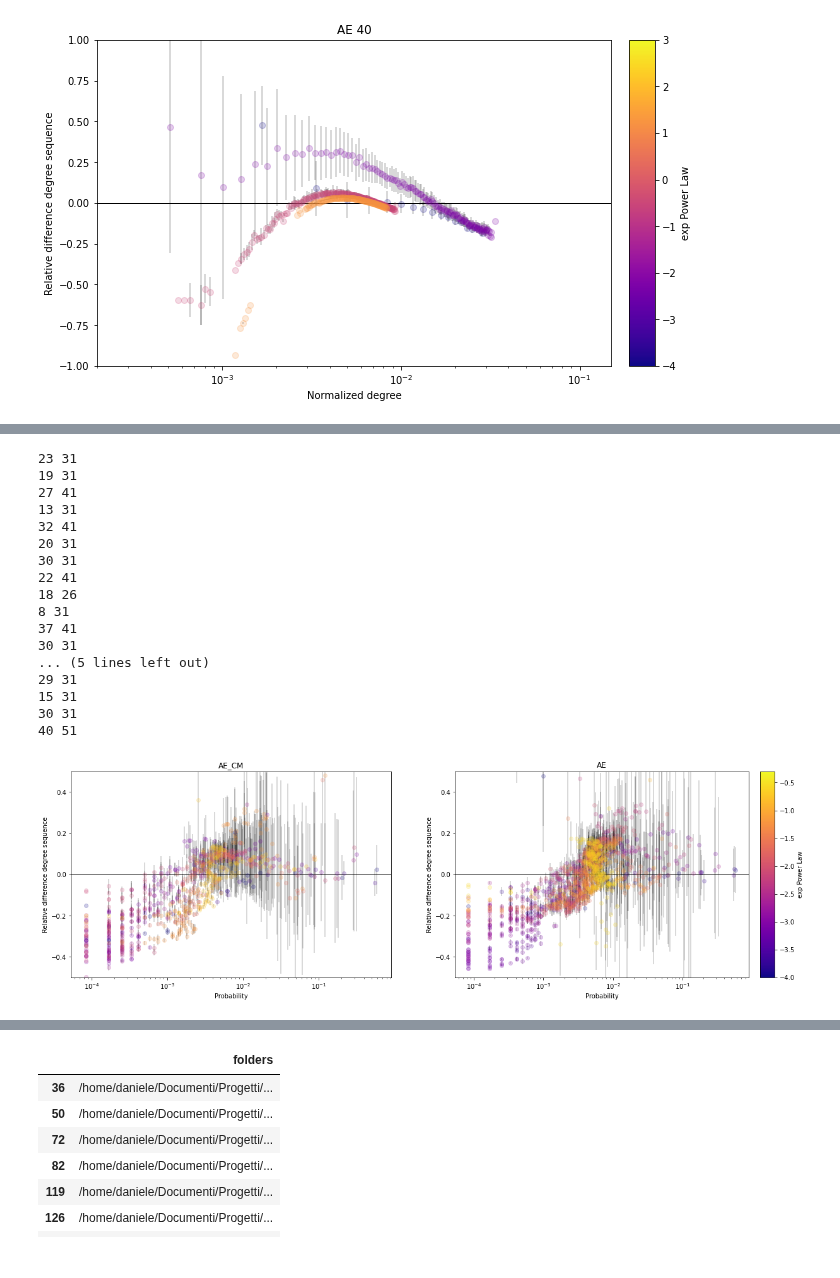
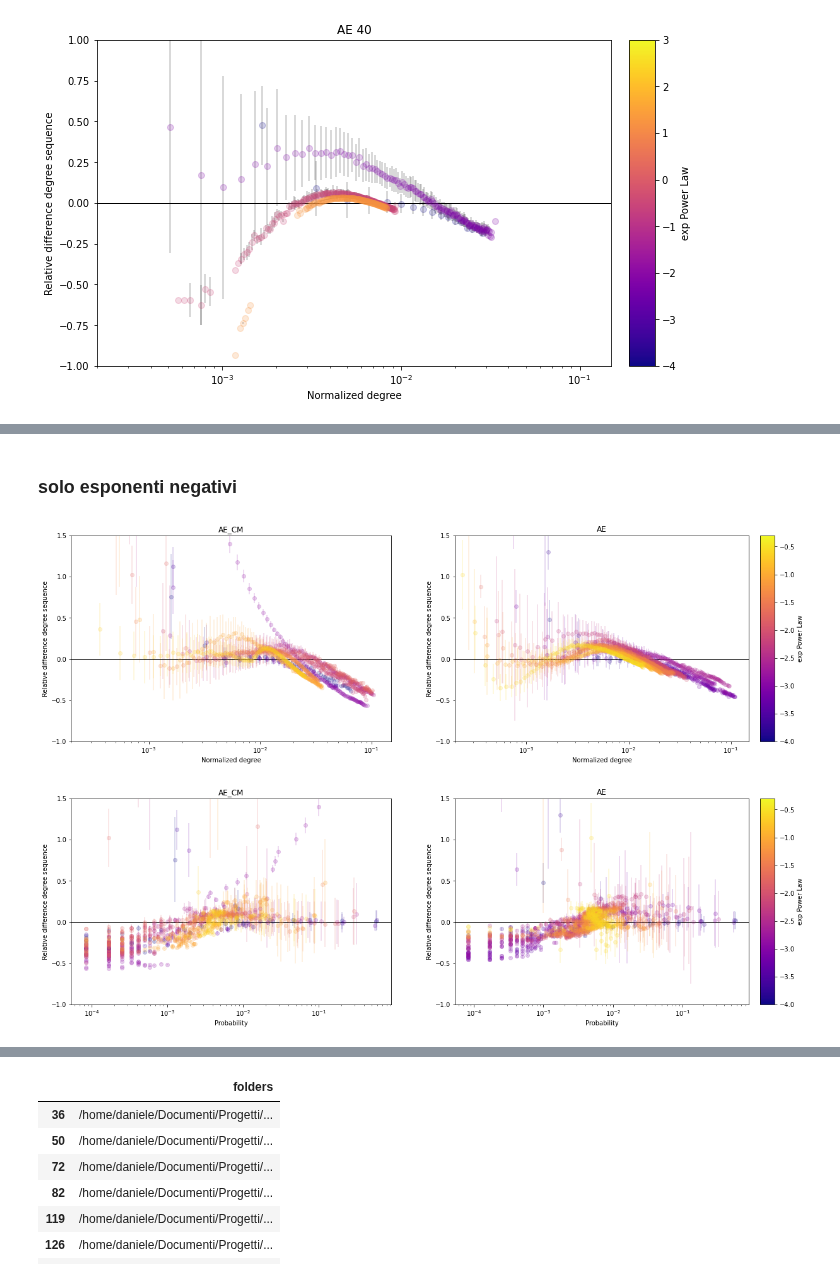
Before and after one commit to dandarm/Embednet, a Jupyter notebook: grid_studies.ipynb, the cells around one changed output, grey strips where cells are left out. Saved outputs shown, nothing was run; the diff lists cells and outputs as text; code cells hidden in the pictures.

```diff
--- a/grid_studies.ipynb
+++ b/grid_studies.ipynb
@@ -109,11 +129,13 @@ m_init_eye = mask_init_ws(df_out, 'eye')
 # 2.  maschere per i modelli
 m_simple_ae = mask_model(df_out, 'AE')
 m_aecm = mask_model(df_out, 'AE_CM')
+m_mlpdecoder = mask_model(df_out, 'AE_decMLP')
 
 # 3. maschere per le architetture
 m_arch_1_8_4 = mask_architecture(df_out, (1,8,4))
 m_arch_1_32_1 = mask_architecture(df_out, (1,32,1))
 m_arch_1_32_16 = mask_architecture(df_out, (1,32,16))
+m_arch_1_8_8_8_8_4 = mask_architecture(df_out, (1, 8, 8, 8, 8, 4))
 
 # 4. maschere per i  dataset
 m_erdos = mask_dataset(df_out, GraphType.ER)
@@ -127,7 +149,9 @@ m_nodi_500 = mask_nodi(df_out, (500,))
 m_nodi_800 = mask_nodi(df_out, (800,))
 
 # 6. maschere per il numero dei grafi
-m_grafi = mask_ngrafi(df_out, 40)
+m_grafi_40 = mask_ngrafi(df_out, 40)
+m_grafi_pochi = mask_ngrafi(df_out, 50, less=True)
+m_grafi_tanti = mask_ngrafi(df_out, 60, more=True)
 
 # 7. maschere per la loss di training
 m_loss_bce = df_out['training.loss'] == 'BCELoss'
@@ -181,7 +205,7 @@ show_selection( m_init_xavier & m_erdos & m_simple_ae & m_arch_1_32_16 )
 # %% [markdown]
 ### Scarto VS exp power law
 # %%
-tot_mask_xavier_CM_AECM_adjnorm_300_40 = m_init_xavier & m_powerlaw & m_aecm & m_nodi & m_grafi & m_normalize_gcn_layer
+tot_mask_xavier_CM_AECM_adjnorm_300_40 = m_init_xavier & m_powerlaw & m_aecm & m_nodi_300 & m_grafi_40 & m_normalize_gcn_layer
 show_selection(tot_mask_xavier_CM_AECM_adjnorm_300_40)
 # %% [output]
 |  | folders |
@@ -195,7 +222,7 @@ show_selection(tot_mask_xavier_CM_AECM_adjnorm_300_40)
 | 487 | /home/daniele/Documenti/Progetti/... |
 | 556 | /home/daniele/Documenti/Progetti/... |
 # %%
-tot_mask_xavier_CM_AE_adjnorm_300_40 = m_init_xavier & m_powerlaw & m_simple_ae & m_nodi_300 & m_grafi & m_normalize_gcn_layer
+tot_mask_xavier_CM_AE_adjnorm_300_40 = m_init_xavier & m_powerlaw & m_simple_ae & m_nodi_300 & m_grafi_40 & m_normalize_gcn_layer
 show_selection(tot_mask_xavier_CM_AE_adjnorm_300_40)
 # %% [output]
 |  | folders |
@@ -318,9 +344,3 @@ plot_selections(res, ylim=(-300,7), xlim=(0,400))
 [figure]
 # %% [markdown]
 # Plot dello scarto al variare del p Erdos-Renyi
-# %%
-def extract_data_from_mask(mask, feat, normalize_x=False, probs=False):
-    many_training_paths = head_df[mask]
-    many_training_configs = df_out[mask]
-    plot_data = get_plot_data(many_training_paths, many_training_configs, feat=feat, normalize_x=normalize_x, probs=probs)
-    return plot_data
@@ -492,27 +503,25 @@ plt.show()
+# %% [markdown]
+### solo esponenti negativi
+# %%
+plot_data_pl_ae =   extract_data_from_mask(tot_mask_xavier_CM_AE_adjnorm_300_40 & m_exponent_neg, feat='exp', normalize_x=True)
+plot_data_pl_aecm = extract_data_from_mask(tot_mask_xavier_CM_AECM_adjnorm_300_40 & m_exponent_neg, feat='exp', normalize_x=True)
+
+fig, ax = plt.subplots(1,2, figsize=(20,6))
+x_lim = (0.0002, 0.15)#, (-1.0, 1.0)
+plot_curves_vs_features(plot_data_pl_aecm, titolo='AE_CM', x_title="Normalized degree", x_lim=x_lim, y_lim=y_lim, logx=True, ax=ax[0], colorbar=False)
+#display(show_selection(tot_mask_xavier_CM_AECM_adjnorm_300_40))
+plot_curves_vs_features(plot_data_pl_ae, titolo='AE', x_title="Normalized degree", x_lim=x_lim, y_lim=y_lim, logx=True, ax=ax[1], titolo_laterale='exp Power Law')
+#display(show_selection(tot_mask_xavier_CM_AE_adjnorm_300_40))
+plt.show()
+# %% [output]
+[figure, added]
 # %%
 plot_data_pl_ae =   extract_data_from_mask(tot_mask_xavier_CM_AE_adjnorm_300_40 & m_exponent_neg, feat='exp', probs=True)
 plot_data_pl_aecm = extract_data_from_mask(tot_mask_xavier_CM_AECM_adjnorm_300_40 & m_exponent_neg, feat='exp', probs=True)
 fig, ax = plt.subplots(1,2, figsize=(20,6))
-y_lim = (-0.5, 0.5)
+#y_lim = (-0.5, 0.5)
 plot_curves_vs_features(plot_data_pl_aecm, titolo='AE_CM', x_title="Probability",  y_lim=y_lim, logx=True, ax=ax[0], colorbar=False)  ###x_lim=x_lim, y_lim=y_lim,
 plot_curves_vs_features(plot_data_pl_ae, titolo='AE', x_title="Probability", y_lim=y_lim, logx=True, ax=ax[1], titolo_laterale='exp Power Law')   ###x_lim=x_lim, y_lim=y_lim,
 plt.show()
 # %% [output]
-23 31
-19 31
-27 41
-13 31
-32 41
-20 31
-30 31
-22 41
-18 26
-8 31
-37 41
-30 31
-... (5 lines left out)
-29 31
-15 31
-30 31
-40 51
-[figure, old version]
+[figure, new version]
```
Also changed, not shown: parts of 30 cells of this notebook, 9 other files.
